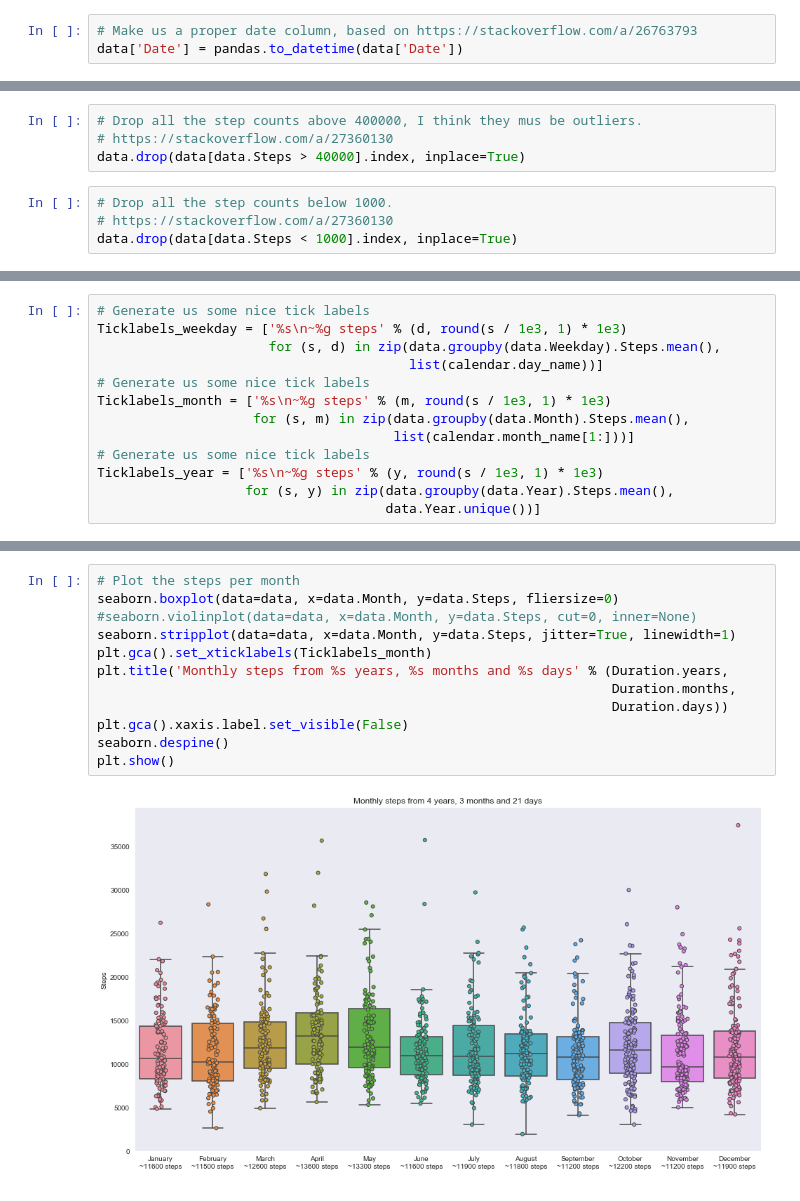
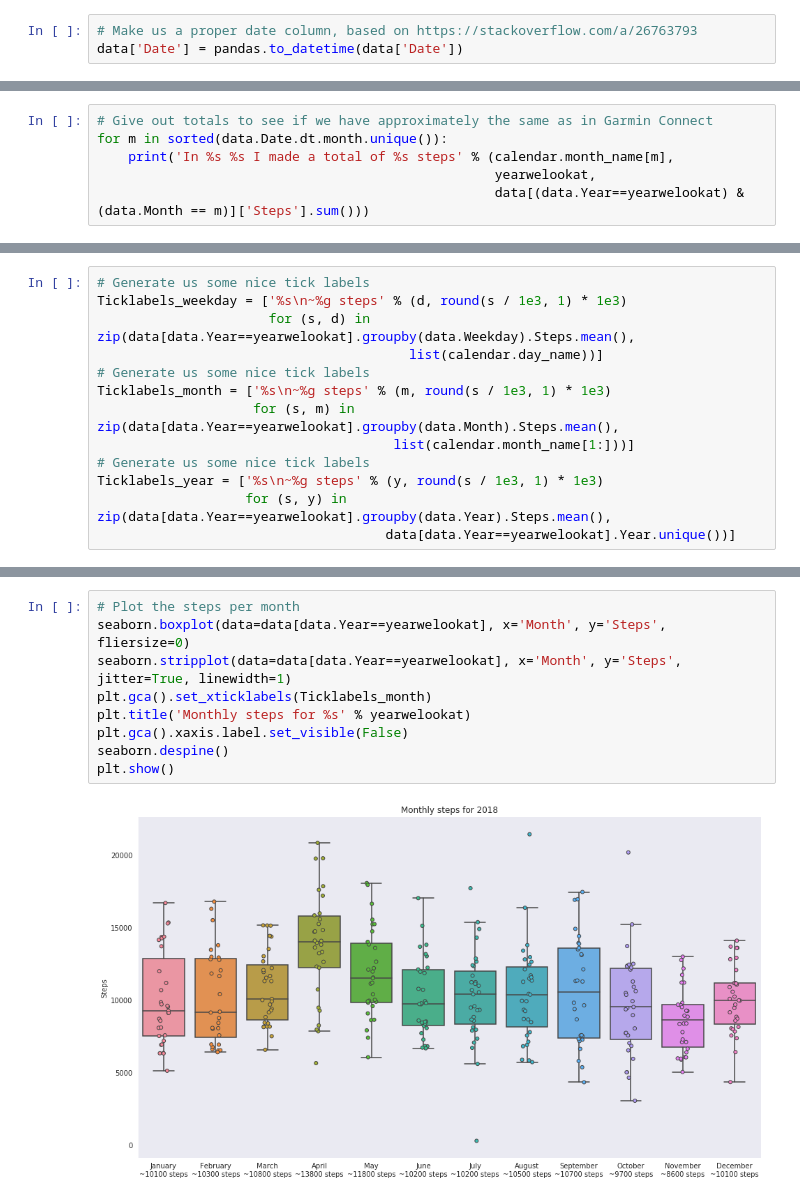
Before and after one commit to habi/steps, a Jupyter notebook: StepData.ipynb, the cells around one changed output, grey strips where cells are left out. Cells and saved outputs as stored; diff of their text form.

```diff
--- a/StepData.ipynb
+++ b/StepData.ipynb
@@ -54,0 +67,6 @@ data.sample(n=5)
+# %%
+# Give out totals to see if we have approximately the same as in Garmin Connect
+for m in sorted(data.Date.dt.month.unique()):
+    print('In %s %s I made a total of %s steps' % (calendar.month_name[m],
+                                                   yearwelookat,
+                                                   data[(data.Year==yearwelookat) & (data.Month == m)]['Steps'].sum()))
@@ -89,10 +112,2 @@ data.sort_values('Steps').head()
-# %%
-# Drop all the step counts above 400000, I think they mus be outliers.
-# https://stackoverflow.com/a/27360130
-data.drop(data[data.Steps > 40000].index, inplace=True)
-# %%
-# Drop all the step counts below 1000.
-# https://stackoverflow.com/a/27360130
-data.drop(data[data.Steps < 1000].index, inplace=True)
 # %%
 # Generate us a nice plot title, with help from https://stackoverflow.com/a/32083946/323100
@@ -100,15 +116,15 @@ Duration = dateutil.relativedelta.relativedelta(data.Date.max(), data.Date.min()
 # %%
 # Generate us some nice tick labels
 Ticklabels_weekday = ['%s\n~%g steps' % (d, round(s / 1e3, 1) * 1e3)
-                      for (s, d) in zip(data.groupby(data.Weekday).Steps.mean(),
+                      for (s, d) in zip(data[data.Year==yearwelookat].groupby(data.Weekday).Steps.mean(),
                                         list(calendar.day_name))]
 # Generate us some nice tick labels
 Ticklabels_month = ['%s\n~%g steps' % (m, round(s / 1e3, 1) * 1e3)
-                    for (s, m) in zip(data.groupby(data.Month).Steps.mean(),
+                    for (s, m) in zip(data[data.Year==yearwelookat].groupby(data.Month).Steps.mean(),
                                       list(calendar.month_name[1:]))]
 # Generate us some nice tick labels
 Ticklabels_year = ['%s\n~%g steps' % (y, round(s / 1e3, 1) * 1e3)
-                   for (s, y) in zip(data.groupby(data.Year).Steps.mean(),
-                                     data.Year.unique())]
+                   for (s, y) in zip(data[data.Year==yearwelookat].groupby(data.Year).Steps.mean(),
+                                     data[data.Year==yearwelookat].Year.unique())]
 # %%
 # Plot the steps per weekday
@@ -127,14 +141,11 @@ plt.show()
 # %%
 # Plot the steps per month
-seaborn.boxplot(data=data, x=data.Month, y=data.Steps, fliersize=0)
-#seaborn.violinplot(data=data, x=data.Month, y=data.Steps, cut=0, inner=None)
-seaborn.stripplot(data=data, x=data.Month, y=data.Steps, jitter=True, linewidth=1)
+seaborn.boxplot(data=data[data.Year==yearwelookat], x='Month', y='Steps', fliersize=0)
+seaborn.stripplot(data=data[data.Year==yearwelookat], x='Month', y='Steps', jitter=True, linewidth=1)
 plt.gca().set_xticklabels(Ticklabels_month)
-plt.title('Monthly steps from %s years, %s months and %s days' % (Duration.years,
-                                                                  Duration.months,
-                                                                  Duration.days))
+plt.title('Monthly steps for %s' % yearwelookat)
 plt.gca().xaxis.label.set_visible(False)
 seaborn.despine()
 plt.show()
 # %% [output]
-[figure, old version]
+[figure, new version]
```
Also changed, not shown: parts of 14 cells of this notebook.
